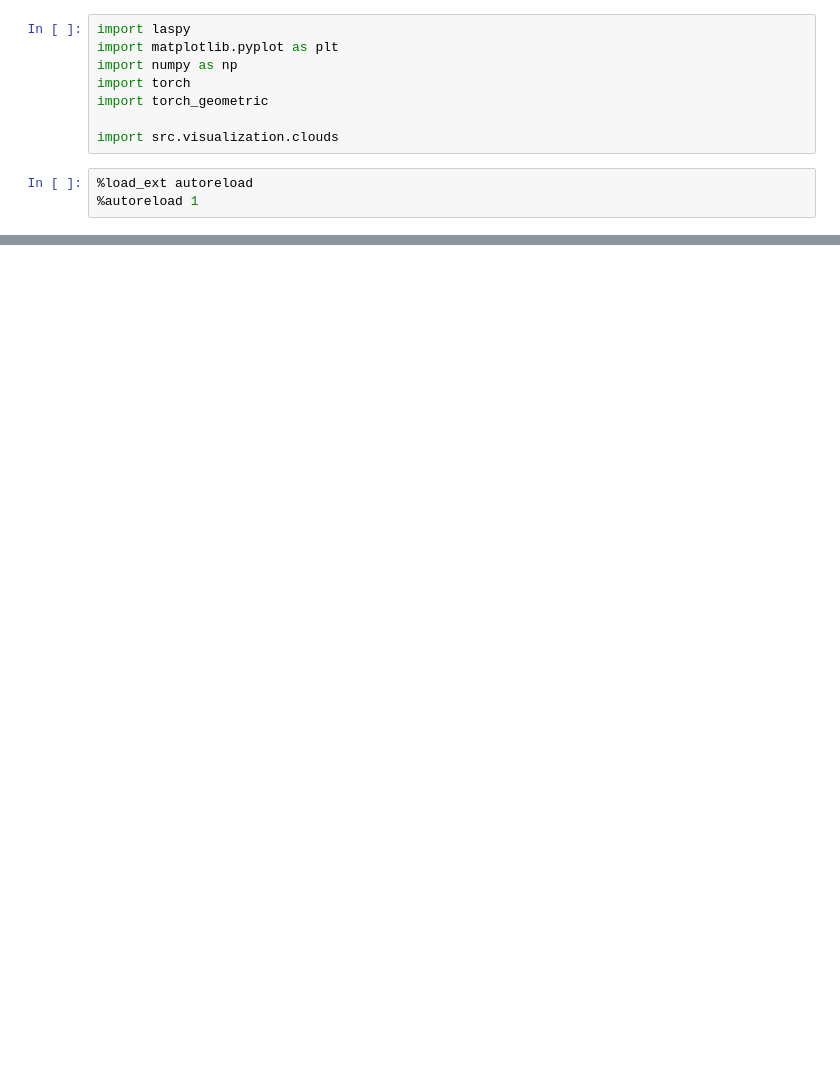
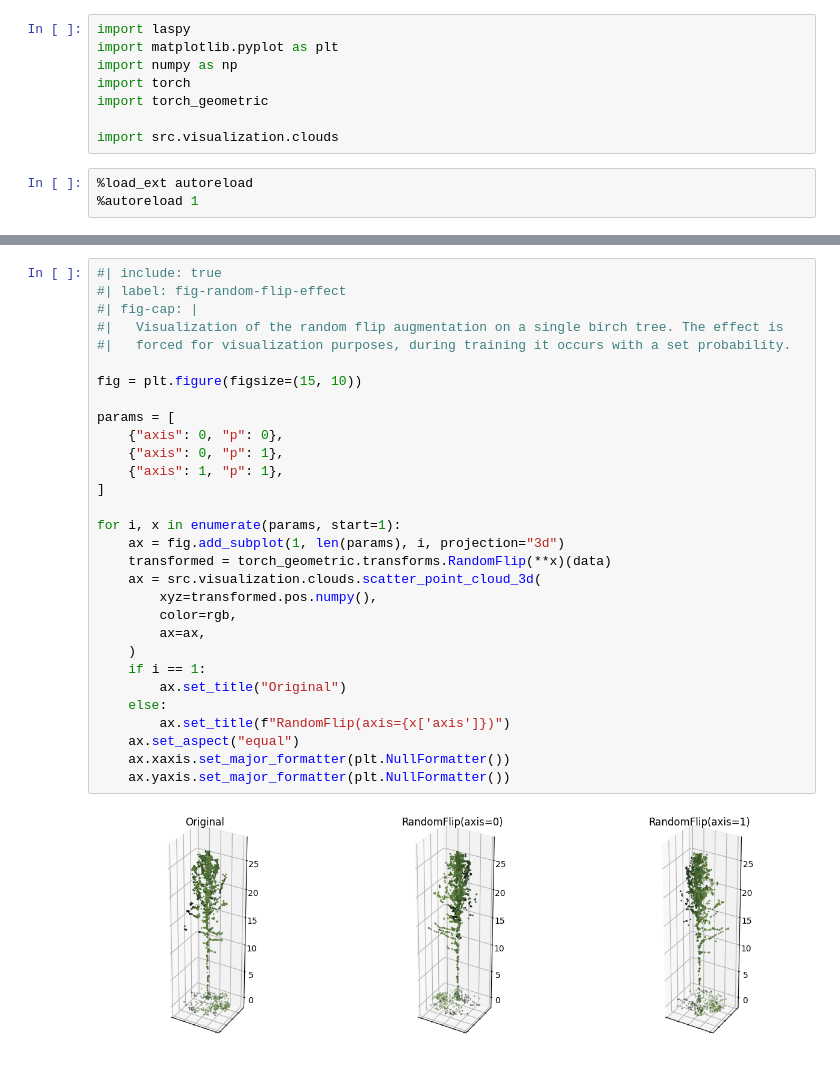
Before and after one commit to iod-ine/thesis, a Jupyter notebook: chapters/03b_augmentations.ipynb, the cells around one changed output, grey strips where cells are left out. Cells and saved outputs as stored; diff of their text form; blank space fills up the shorter version.

```diff
--- a/chapters/03b_augmentations.ipynb
+++ b/chapters/03b_augmentations.ipynb
@@ -48,0 +53,32 @@ for i, x in enumerate(params, start=1):
+# %%
+#| include: true
+#| label: fig-random-flip-effect
+#| fig-cap: |
+#|   Visualization of the random flip augmentation on a single birch tree. The effect is
+#|   forced for visualization purposes, during training it occurs with a set probability.
+
+fig = plt.figure(figsize=(15, 10))
+
+params = [
+    {"axis": 0, "p": 0},
+    {"axis": 0, "p": 1},
+    {"axis": 1, "p": 1},
+]
+
+for i, x in enumerate(params, start=1):
+    ax = fig.add_subplot(1, len(params), i, projection="3d")
+    transformed = torch_geometric.transforms.RandomFlip(**x)(data)
+    ax = src.visualization.clouds.scatter_point_cloud_3d(
+        xyz=transformed.pos.numpy(),
+        color=rgb,
+        ax=ax,
+    )
+    if i == 1:
+        ax.set_title("Original")
+    else:
+        ax.set_title(f"RandomFlip(axis={x['axis']})")
+    ax.set_aspect("equal")
+    ax.xaxis.set_major_formatter(plt.NullFormatter())
+    ax.yaxis.set_major_formatter(plt.NullFormatter())
+# %% [output]
+[figure, added]
```
Also changed, not shown: parts of 5 cells of this notebook, 1 other file.
